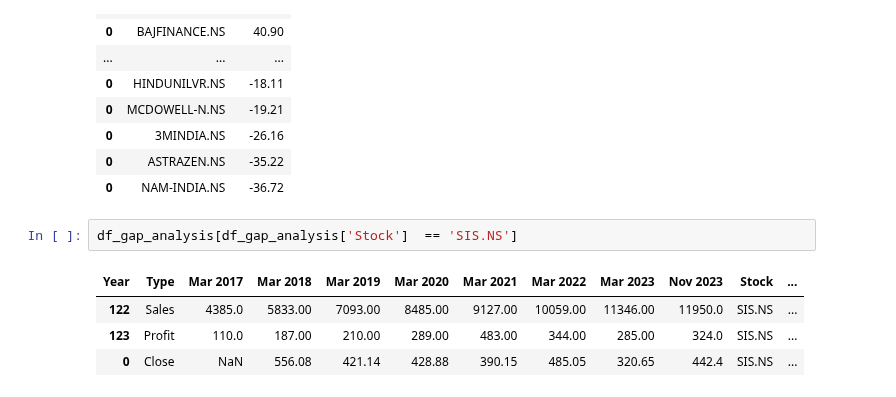
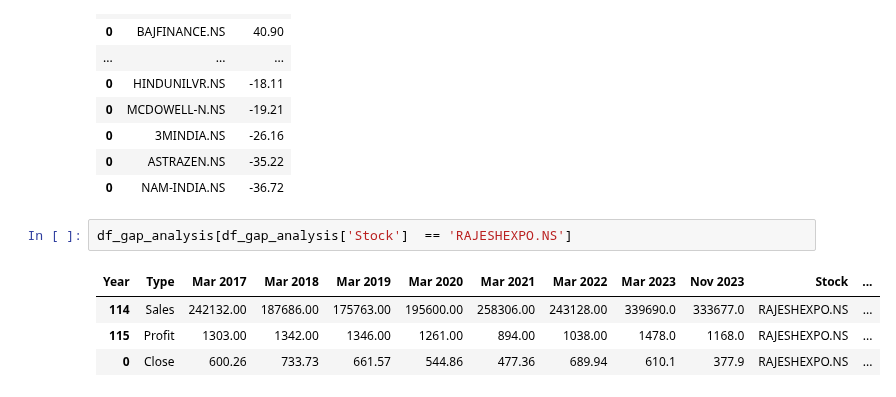
Before and after one commit to ankit-rathi/Quantvesting_v1, a Jupyter notebook: myProspects_Valuation_Gap_Analysis.ipynb, the cells around one changed output. Saved outputs shown, nothing was run; the diff lists cells and outputs as text.

```diff
--- a/myProspects_Valuation_Gap_Analysis.ipynb
+++ b/myProspects_Valuation_Gap_Analysis.ipynb
@@ -256,9 +256,9 @@ stock_df_gap.sort_values(['Gap%'], ascending=[False]).head(30)
 | 0 | ASTRAZEN.NS | -35.22 |
 | 0 | NAM-INDIA.NS | -36.72 |
 # %%
-df_gap_analysis[df_gap_analysis['Stock']  == 'SIS.NS']
+df_gap_analysis[df_gap_analysis['Stock']  == 'RAJESHEXPO.NS']
 # %% [output]
 | Year | Type | Mar 2017 | Mar 2018 | Mar 2019 | Mar 2020 | Mar 2021 | Mar 2022 | Mar 2023 | Nov 2023 | Stock | ... |
-| 122 | Sales | 4385.0 | 5833.00 | 7093.00 | 8485.00 | 9127.00 | 10059.00 | 11346.00 | 11950.0 | SIS.NS | ... |
-| 123 | Profit | 110.0 | 187.00 | 210.00 | 289.00 | 483.00 | 344.00 | 285.00 | 324.0 | SIS.NS | ... |
-| 0 | Close | NaN | 556.08 | 421.14 | 428.88 | 390.15 | 485.05 | 320.65 | 442.4 | SIS.NS | ... |
+| 114 | Sales | 242132.00 | 187686.00 | 175763.00 | 195600.00 | 258306.00 | 243128.00 | 339690.0 | 333677.0 | RAJESHEXPO.NS | ... |
+| 115 | Profit | 1303.00 | 1342.00 | 1346.00 | 1261.00 | 894.00 | 1038.00 | 1478.0 | 1168.0 | RAJESHEXPO.NS | ... |
+| 0 | Close | 600.26 | 733.73 | 661.57 | 544.86 | 477.36 | 689.94 | 610.1 | 377.9 | RAJESHEXPO.NS | ... |
```
